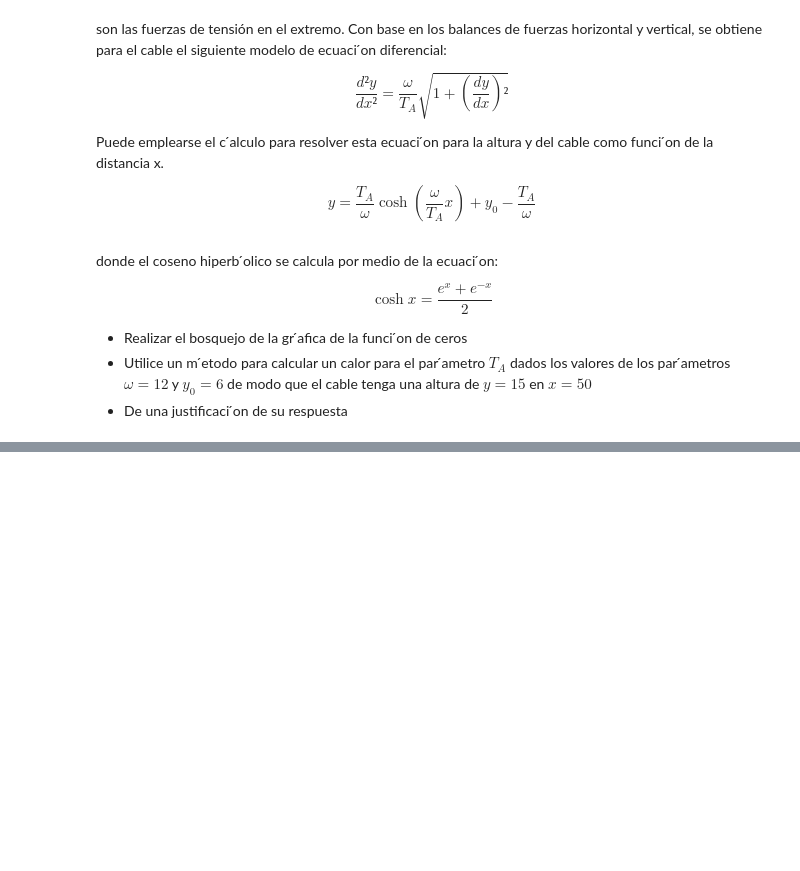
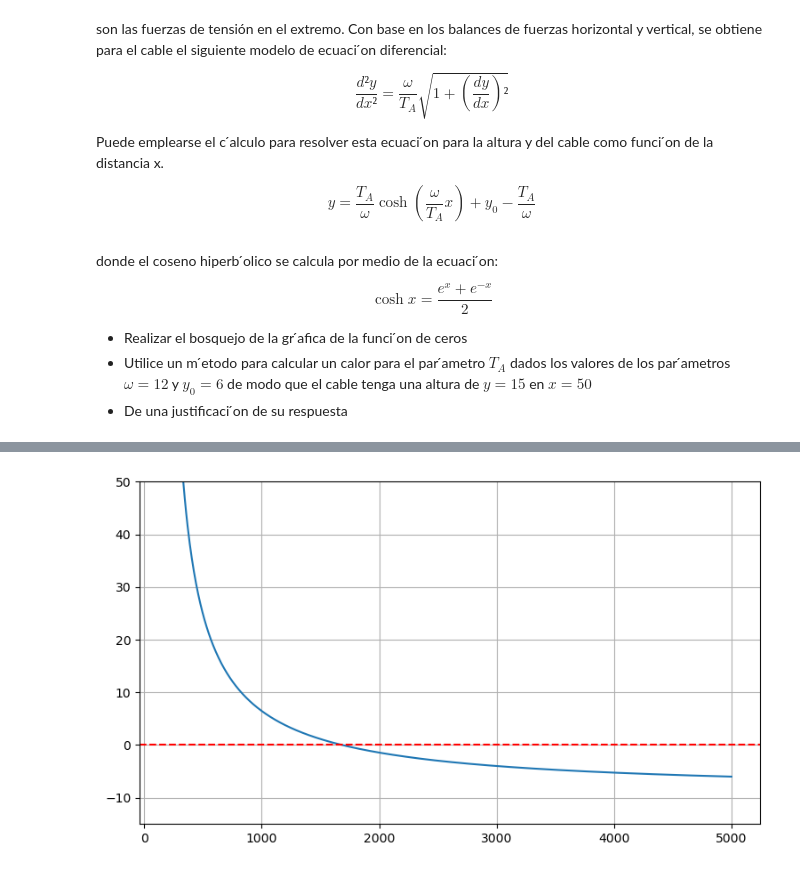
Before and after one commit to KevinMateoG/tarea_analisis_numerico, a Jupyter notebook: ejercicio_3.ipynb, the cells around one changed output, grey strips where cells are left out. Cells and saved outputs as stored; diff of their text form; code cells hidden in the pictures; blank space fills up the shorter version.

```diff
--- a/ejercicio_3.ipynb
+++ b/ejercicio_3.ipynb
@@ -25,0 +44,16 @@ $$ \cosh x = \frac{e^x + e^{-x}}{2}$$
+# %%
+import numpy as np
+import matplotlib.pyplot as plt
+
+cosh = lambda x : (np.exp(x) + np.exp(-x))/2
+f = lambda T : T/12 * cosh(600/T) - T/12 -9
+
+ux = np.linspace(200,5000,800)
+plt.figure(figsize=(9,5))
+plt.plot(ux, f(ux))
+plt.axhline(0,linestyle="--", color='red')
+plt.ylim(-15,50)
+plt.grid()
+plt.show()
+# %% [output]
+[figure, added]
```
Also changed, not shown: parts of 1 cell of this notebook.
